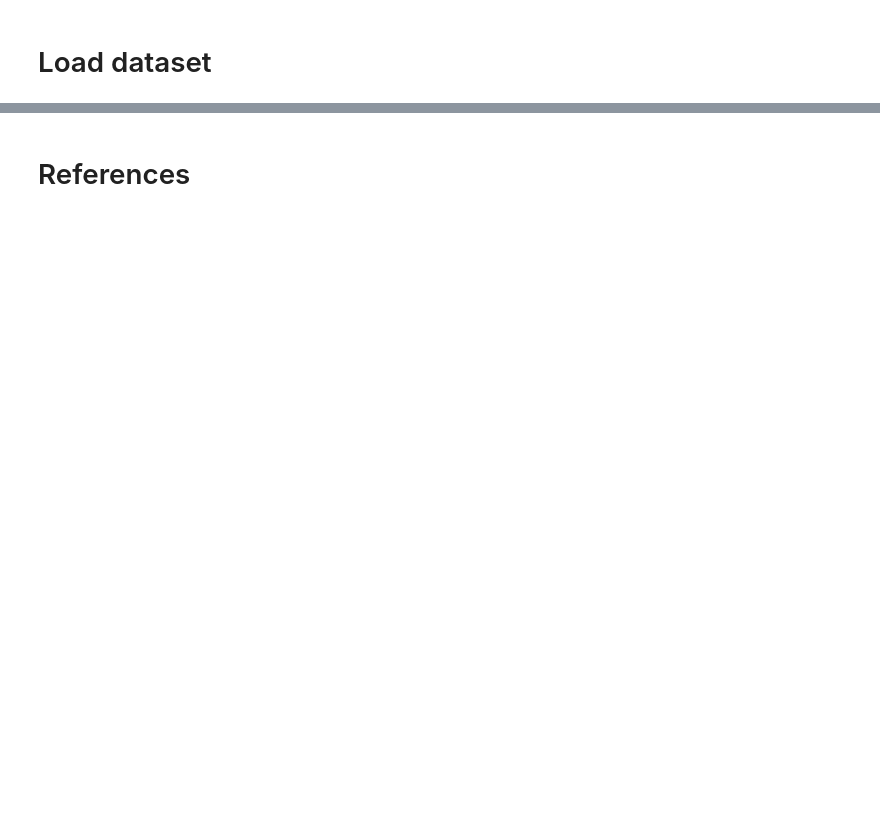
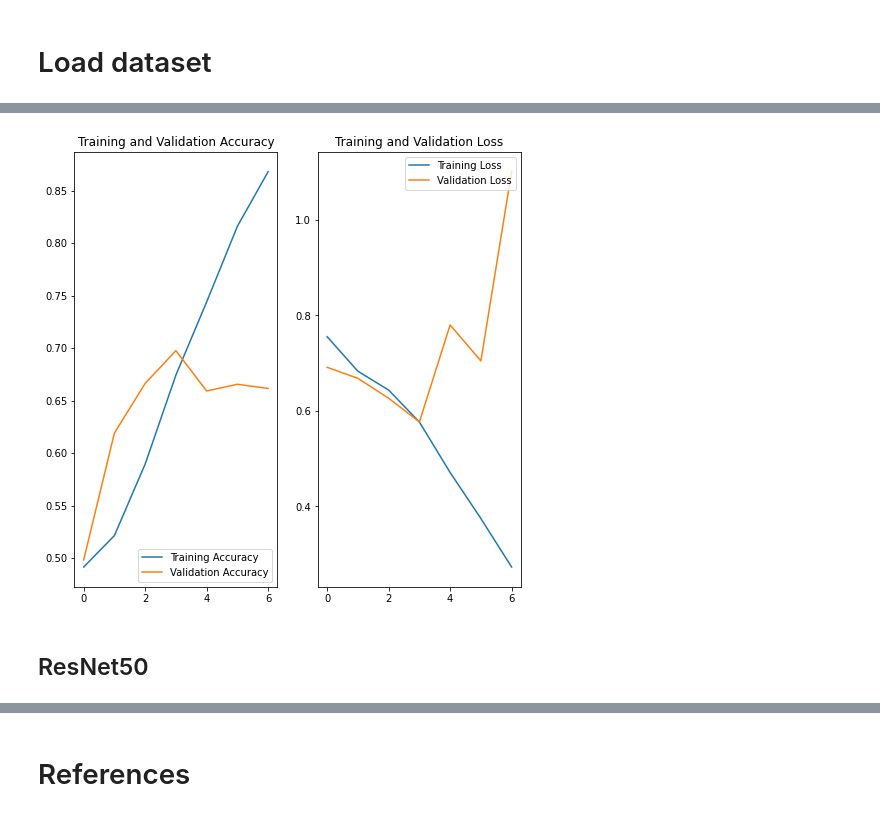
Before and after one commit to quillaur/apprendre_python, a Jupyter notebook: data_science/computer_vision/image_classification_tensorflow.ipynb, the cells around one changed output, grey strips where cells are left out. Saved outputs shown, nothing was run; the diff lists cells and outputs as text; code cells hidden in the pictures; blank space fills up the shorter version.

```diff
--- a/data_science/computer_vision/image_classification_tensorflow.ipynb
+++ b/data_science/computer_vision/image_classification_tensorflow.ipynb
@@ -176,0 +165,4 @@ model.fit(train_ds, epochs=epochs, validation_data=val_ds)
+# %%
+height = 224
+width = 224
+size = (height, width)
@@ -176,0 +176,21 @@ model.fit(train_ds, epochs=epochs, validation_data=val_ds)
+# %%
+# https://www.tensorflow.org/tutorials/images/classification
+
+model = keras.Sequential([
+  keras.layers.Rescaling(1./255, input_shape=(height, width, 3)),
+  keras.layers.Conv2D(16, 3, padding='same', activation='relu'),
+  keras.layers.MaxPooling2D(),
+  keras.layers.Conv2D(32, 3, padding='same', activation='relu'),
+  keras.layers.MaxPooling2D(),
+  keras.layers.Conv2D(64, 3, padding='same', activation='relu'),
+  keras.layers.MaxPooling2D(),
+  keras.layers.Flatten(),
+  keras.layers.Dense(128, activation='relu'),
+  keras.layers.Dense(num_classes)])
+
+model.compile(
+    optimizer=keras.optimizers.Adam(),
+    loss=keras.losses.BinaryCrossentropy(from_logits=True),
+    metrics=[keras.metrics.BinaryAccuracy()],
+)
+model.summary()
@@ -176,0 +217,2 @@ model.fit(train_ds, epochs=epochs, validation_data=val_ds)
+# %%
+history = model.fit(train_ds, epochs=epochs, validation_data=val_ds, callbacks=callback)
@@ -176,0 +234,6 @@ model.fit(train_ds, epochs=epochs, validation_data=val_ds)
+# %%
+plot_history(history)
+# %% [output]
+[figure, added]
+# %% [markdown]
+## ResNet50
```
Also changed, not shown: parts of 41 cells of this notebook.
